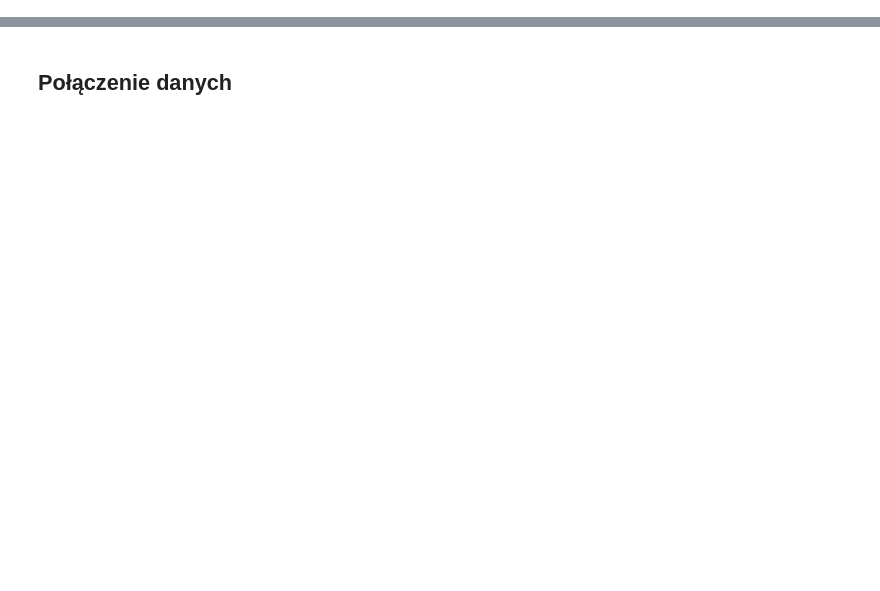
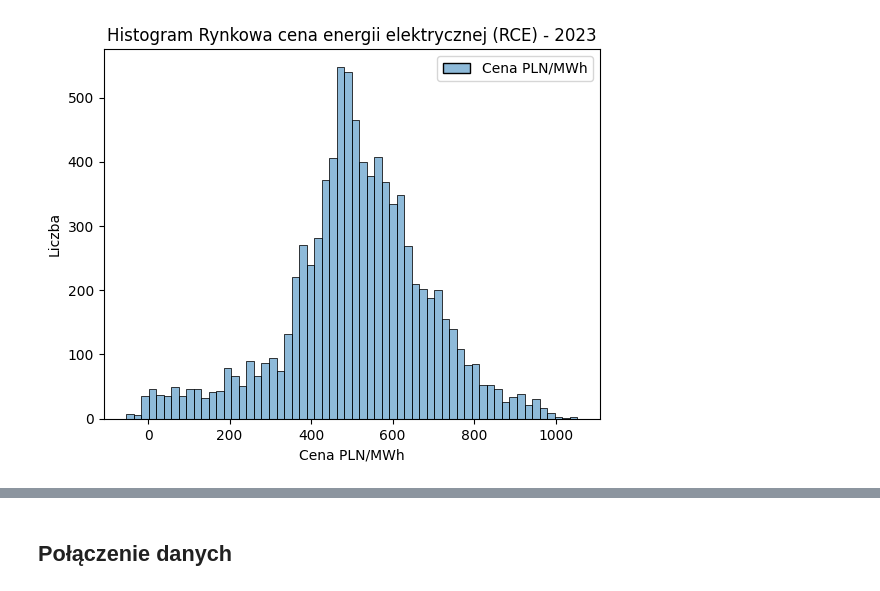
Before and after one commit to pawellachowski777/Master-thesis, a Jupyter notebook: 2.analiza.ipynb, the cells around one changed output, grey strips where cells are left out. Cells and saved outputs as stored; diff of their text form; code cells hidden in the pictures; blank space fills up the shorter version.

```diff
--- a/2.analiza.ipynb
+++ b/2.analiza.ipynb
@@ -10,0 +35,9 @@ df_profile = pd.read_parquet('data/2023/processed_standardowe_profile_enea.parqu
+# %%
+# plt.figure(figsize=(10,4))
+sns.histplot(df_rce)
+plt.xlabel('Cena PLN/MWh')
+plt.ylabel('Liczba')
+plt.title('Histogram Rynkowa cena energii elektrycznej (RCE) - 2023')
+plt.show()
+# %% [output]
+[figure, added]
```
Also changed, not shown: parts of 24 cells of this notebook, 17 other files.
